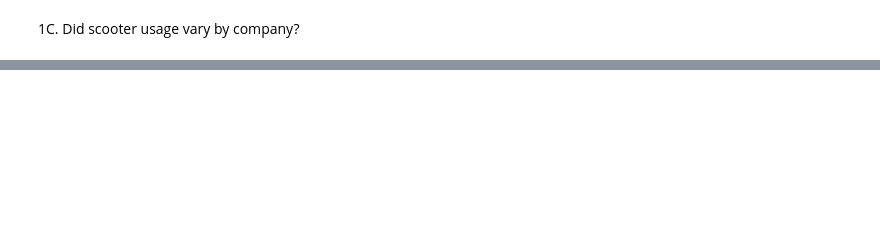
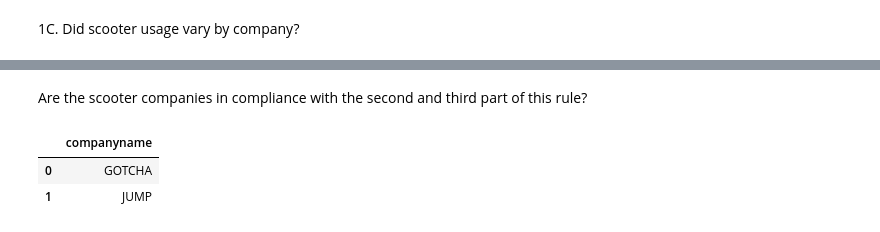
Before and after one commit to NSS-Data-Analytics-Cohort-10/scooters-group-3, a Jupyter notebook: notebooks/scooters.ipynb, the cells around one changed output, grey strips where cells are left out. Drawn from its saved outputs; the diff is of its cells as text; code cells hidden in the pictures; blank space fills up the shorter version.

```diff
--- a/notebooks/scooters.ipynb
+++ b/notebooks/scooters.ipynb
@@ -258,0 +263,26 @@ scooterstriptime
+# %% [markdown]
+Are the scooter companies in compliance with the second and third part of this rule?
+# %%
+COMPLIANCE ='''
+SELECT UPPER(companyname) COMPANYNAME
+FROM TRIPS WHERE  UPPER(companyname) NOT IN
+(SELECT  COMPANYNAME FROM
+(
+SELECT UPPER(companyname) COMPANYNAME
+FROM TRIPS
+WHERE tripduration > 1440
+UNION
+SELECT
+UPPER(companyname) COMPANYNAME
+FROM TRIPS
+WHERE tripduration < 1)
+GROUP BY COMPANYNAME)
+GROUP BY
+UPPER(companyname)
+'''
+COMPLIANT= pd.read_sql_query(COMPLIANCE, engine)
+COMPLIANT
+# %% [output]
+|  | companyname |
+| 0 | GOTCHA |
+| 1 | JUMP |
```
Also changed, not shown: parts of 12 cells of this notebook.
